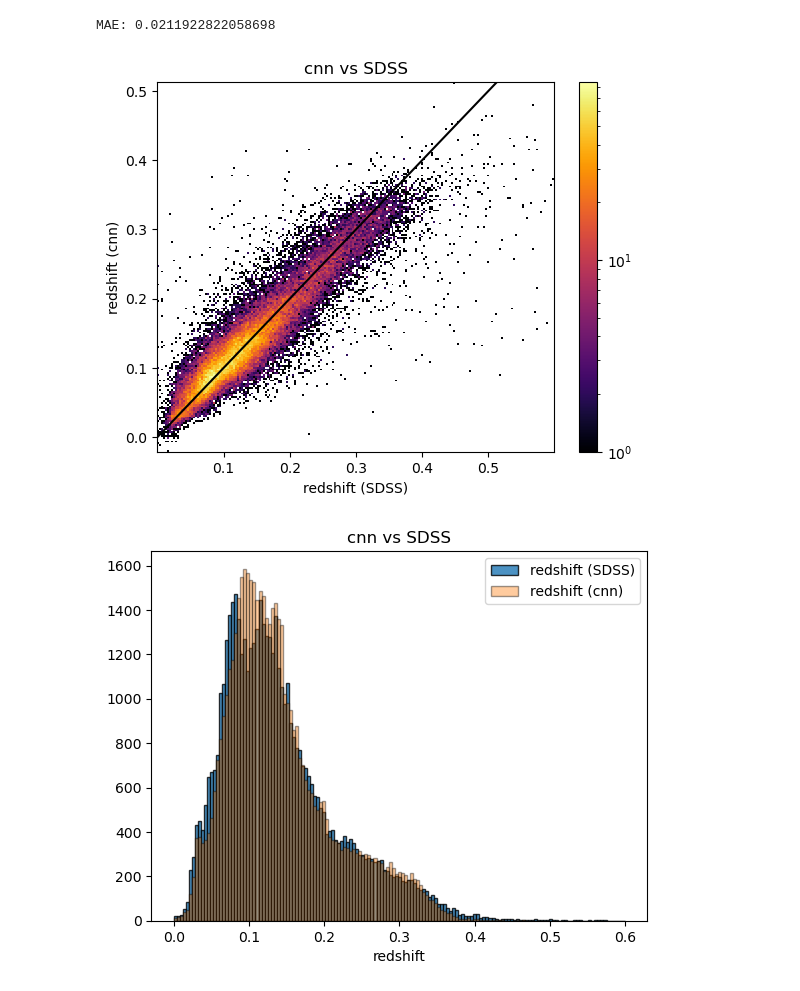
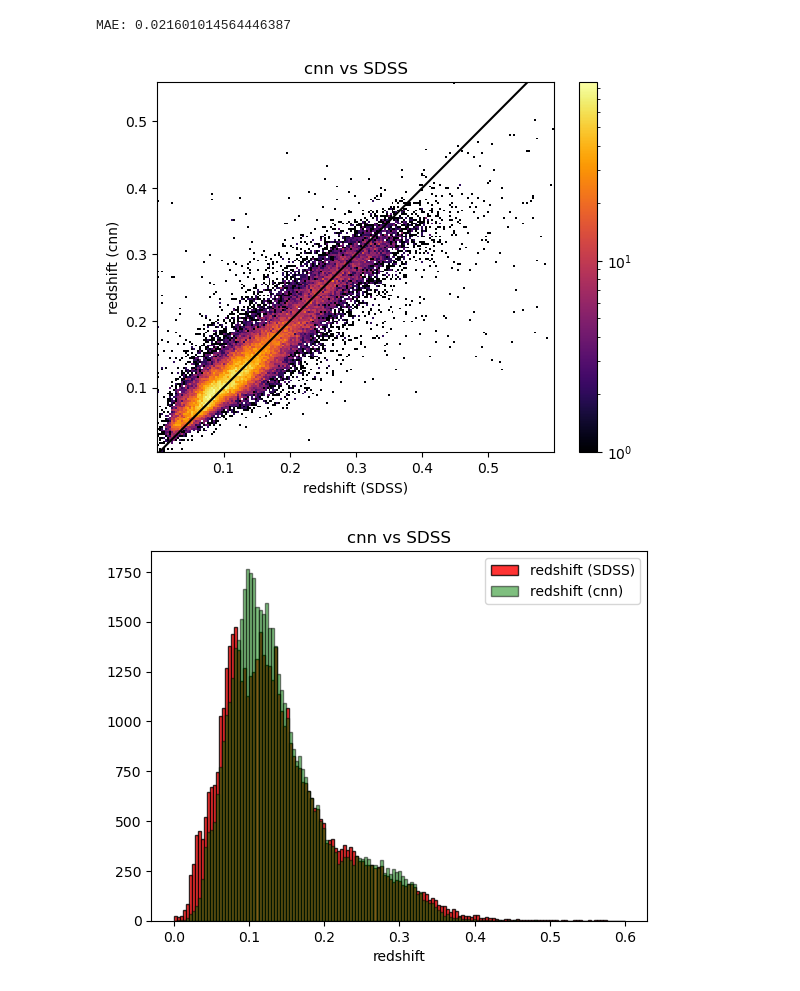
Before and after one commit to kiraleos/dissertation, a Jupyter notebook: code/thesis_cnn_test_data.ipynb, the cells around one changed output. Drawn from its saved outputs; the diff is of its cells as text; code cells hidden in the pictures.

```diff
--- a/code/thesis_cnn_test_data.ipynb
+++ b/code/thesis_cnn_test_data.ipynb
@@ -40,7 +40,9 @@ spectra_train, spectra_test, redshift_train, redshift_test = train_test_split(sp
 
 model = tf.keras.Sequential([
     tf.keras.layers.InputLayer(input_shape=(186, 1)),
-    tf.keras.layers.Conv1D(filters=256, kernel_size=5, activation='relu'),
+    tf.keras.layers.Conv1D(filters=512, kernel_size=10, activation='relu',),
+    tf.keras.layers.MaxPooling1D(),
+    tf.keras.layers.Conv1D(filters=256, kernel_size=5, activation='relu',),
     tf.keras.layers.MaxPooling1D(),
     tf.keras.layers.Conv1D(filters=256, kernel_size=5, activation='relu'),
     tf.keras.layers.MaxPooling1D(),
@@ -49,6 +51,7 @@ model = tf.keras.Sequential([
     tf.keras.layers.Conv1D(filters=64, kernel_size=2, activation='relu'),
     tf.keras.layers.MaxPooling1D(),
     tf.keras.layers.Flatten(),
+    tf.keras.layers.Dense(units=512, activation='relu'),
     tf.keras.layers.Dense(units=256, activation='relu'),
     tf.keras.layers.Dense(units=256, activation='relu'),
     tf.keras.layers.Dense(units=128, activation='relu'),
@@ -83,8 +86,8 @@ Epoch 20/20
 # %%
-# history_df = pd.DataFrame(history.history)
-# history_df.to_csv('./history.csv')
+history_df = pd.DataFrame(history.history)
+history_df.to_csv('./history.csv')
 # model.save('./model.keras')
-model = tf.keras.models.load_model('./model.keras')
+# model = tf.keras.models.load_model('./model.keras')
 # %%
 EPOCH_SKIP_PCT = 0
 # if history.csv exists, load it
@@ -131,7 +134,7 @@ redshift_predicted = np.reshape(redshift_predicted, (spectra_to_predict.shape[0]
 mae = np.mean(np.abs(redshifts_true - redshift_predicted))
 print('MAE:', mae)
 # %% [output]
-MAE: 0.0211922822058698
+MAE: 0.021601014564446387
 # %%
 BINS = 200
 CMAP = 'inferno'
@@ -145,19 +148,19 @@ plt.colorbar()
 plt.title("cnn vs SDSS")
 if SAVE_FIGURES: plt.savefig('./graphs/cnn_vs_sdss_hist2d.png')
 # %% [output]
-[figure, old version]
+[figure, new version]
 # %%
 HIST_BIN_SCALE = 150
 
 plt.figure()
-plt.hist(redshifts_true, bins=np.linspace(min(redshifts_true), max(redshifts_true), HIST_BIN_SCALE), edgecolor='black', alpha=0.8, label='redshift (SDSS)')
-plt.hist(redshift_predicted, bins=np.linspace(min(redshifts_true), max(redshifts_true), HIST_BIN_SCALE), edgecolor='black', alpha=0.4, label='redshift (cnn)')
+plt.hist(redshifts_true, bins=np.linspace(min(redshifts_true), max(redshifts_true), HIST_BIN_SCALE), edgecolor='black', alpha=0.8, label='redshift (SDSS)', color='red')
+plt.hist(redshift_predicted, bins=np.linspace(min(redshifts_true), max(redshifts_true), HIST_BIN_SCALE), edgecolor='black', alpha=0.5, label='redshift (cnn)', color='green')
 plt.xlabel('redshift')
 plt.title("cnn vs SDSS")
 plt.legend()
 if SAVE_FIGURES: plt.savefig('./graphs/cnn_vs_sdss_hist.png')
 # %% [output]
-[figure, old version]
+[figure, new version]
 # %%
 BIN_SIZE = 0.05
 
```
Also changed, not shown: parts of 7 cells of this notebook, 4 other files.
